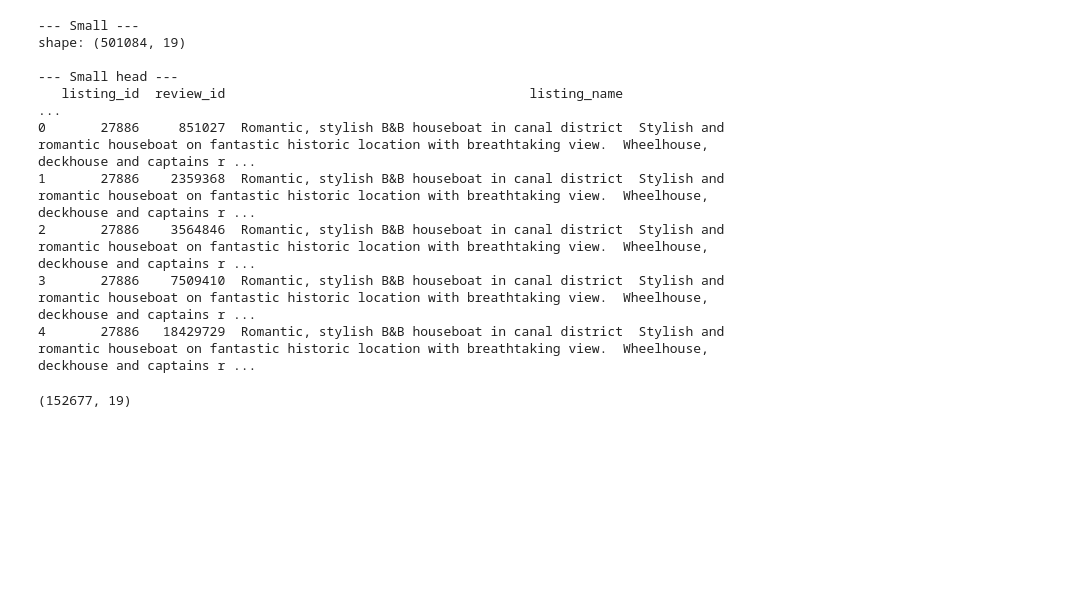
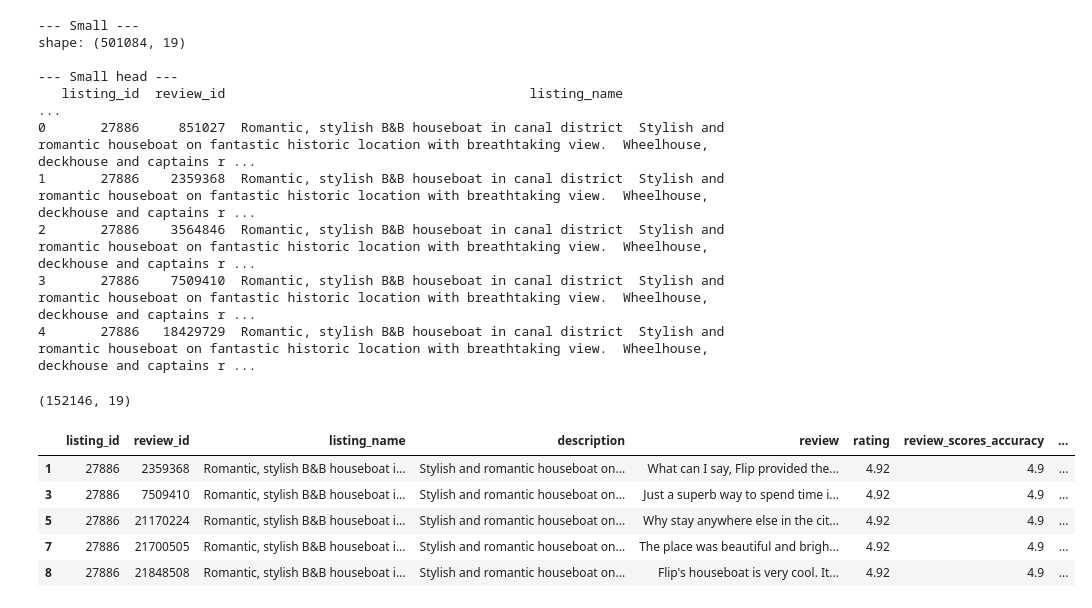
Before and after one commit to AlvinYu025/CSE261-26WI-EEM, a Jupyter notebook: Preprocessing/get_airbnb_data.ipynb, the cells around one changed output. Cells and saved outputs as stored; diff of their text form; code cells hidden in the pictures; blank space fills up the shorter version.

```diff
--- a/Preprocessing/get_airbnb_data.ipynb
+++ b/Preprocessing/get_airbnb_data.ipynb
@@ -79,6 +79,8 @@ reviews["comments"] = (
     reviews["comments"]
     .astype(str)
     .str.replace(r"[\r\n]+", " ", regex=True)
+    .str.replace(r"<br\s*/?>", " ", regex=True) # remove <br>, <br/>, <br />
+    .str.replace(r"[^\w\s,.!?']", "", regex=True)
 )
 
 merged = listings.merge(
@@ -187,9 +189,17 @@ filtered = small[
 ]
 # %%
 filtered = filtered.drop(columns=["desc_sentences", "review_sentences", "is_english"])
-
 filtered.shape
 # %% [output]
-(152677, 19)
+(152146, 19)
+# %%
+filtered.head()
+# %% [output]
+|  | listing_id | review_id | listing_name | description | review | rating | review_scores_accuracy | ... |
+| 1 | 27886 | 2359368 | Romantic, stylish B&B houseboat i... | Stylish and romantic houseboat on... | What can I say, Flip provided the... | 4.92 | 4.9 | ... |
+| 3 | 27886 | 7509410 | Romantic, stylish B&B houseboat i... | Stylish and romantic houseboat on... | Just a superb way to spend time i... | 4.92 | 4.9 | ... |
+| 5 | 27886 | 21170224 | Romantic, stylish B&B houseboat i... | Stylish and romantic houseboat on... | Why stay anywhere else in the cit... | 4.92 | 4.9 | ... |
+| 7 | 27886 | 21700505 | Romantic, stylish B&B houseboat i... | Stylish and romantic houseboat on... | The place was beautiful and brigh... | 4.92 | 4.9 | ... |
+| 8 | 27886 | 21848508 | Romantic, stylish B&B houseboat i... | Stylish and romantic houseboat on... | Flip's houseboat is very cool. It... | 4.92 | 4.9 | ... |
 # %%
 filtered.to_csv("filtered_listings_reviews.csv", index=False)
```
